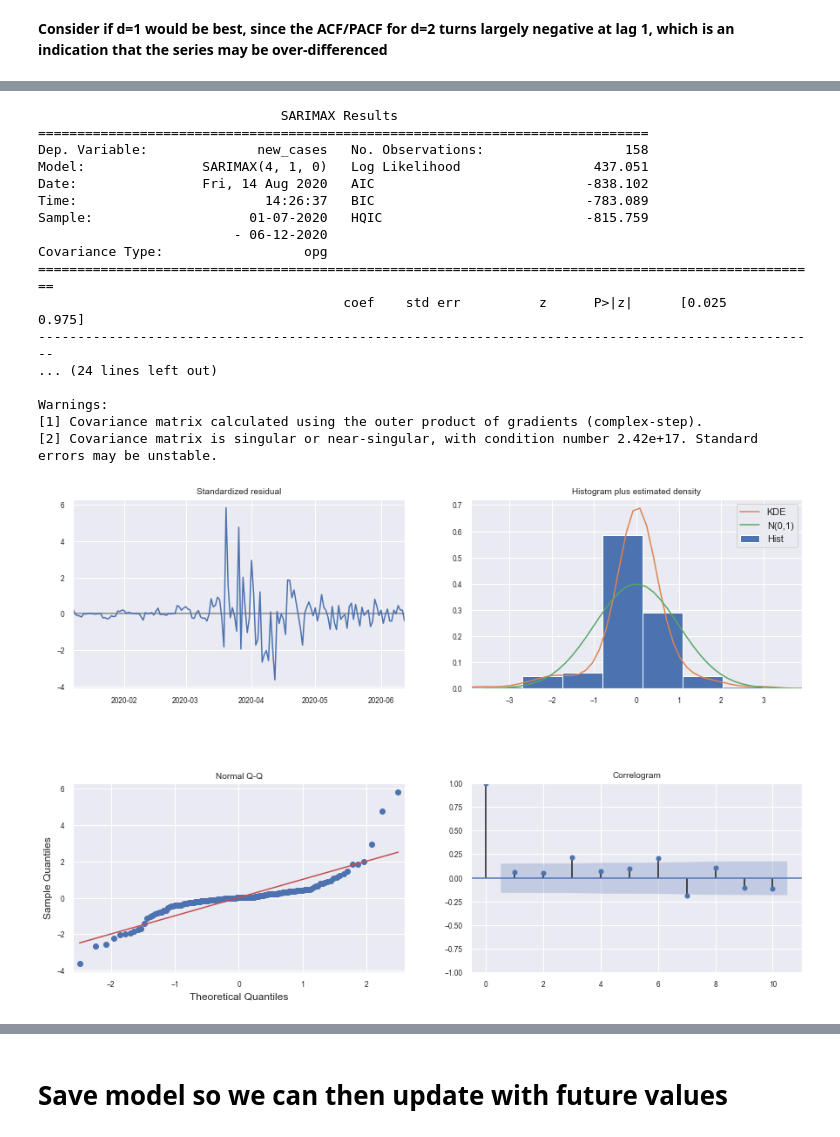
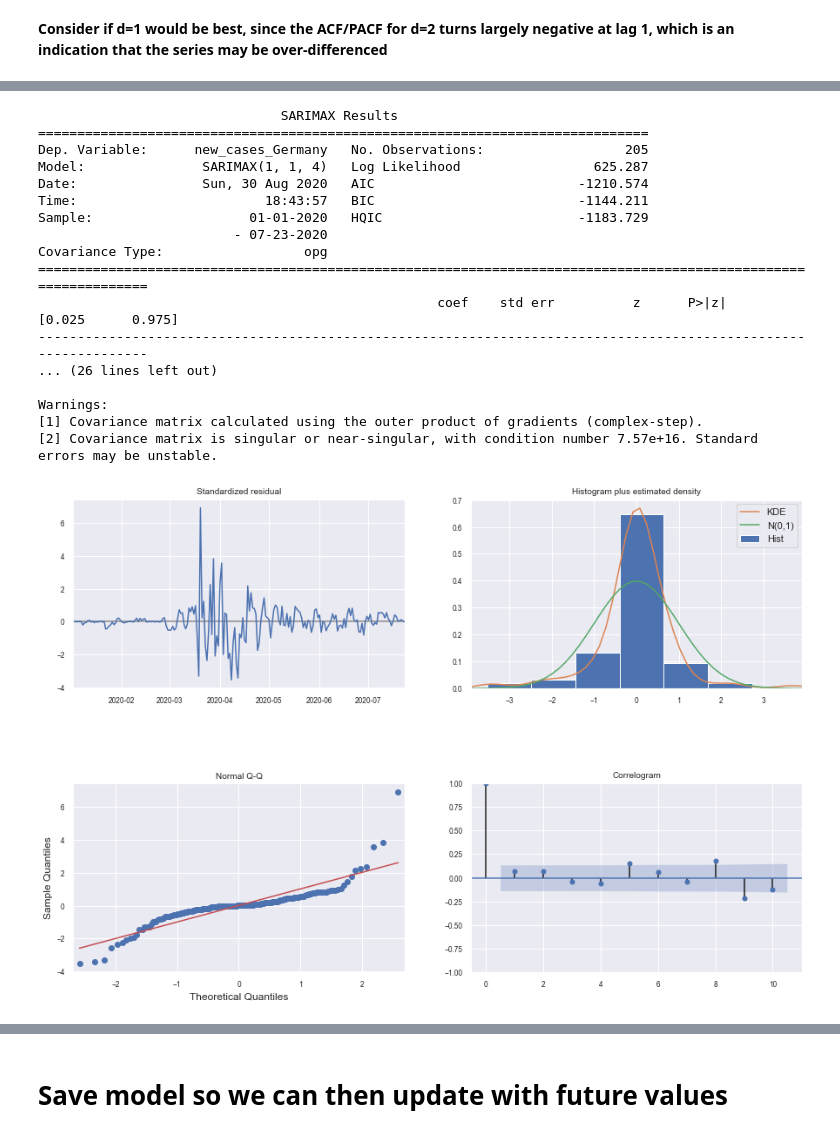
Before and after one commit to martaarozarena/KSchool-Master-Final-Project, a Jupyter notebook: Germany_model_pipeline.ipynb, the cells around one changed output, grey strips where cells are left out. Cells and saved outputs as stored; diff of their text form; code cells hidden in the pictures.

```diff
--- a/Germany_model_pipeline.ipynb
+++ b/Germany_model_pipeline.ipynb
@@ -124,27 +109,3 @@ print('PP test: ', d_pp)
 ADF test:  2
 KPSS test:  1
 PP test:  1
-# %%
-# Plotting ACF and PACF with the different 'd' values from previous step
-
-plt.rcParams.update({'figure.figsize':(18,10), 'figure.subplot.hspace':0.5,
-                     'xtick.labelsize':'x-small', 'ytick.labelsize':'x-small', 'axes.titlesize':'small'})
-fig, axes = plt.subplots(3, 3)
-
-# Original Series
-axes[0, 0].plot(y_train); axes[0, 0].set_title('Original Series')
-sm.graphics.tsa.plot_acf(y_train, lags=40, ax=axes[0, 1])
-sm.graphics.tsa.plot_pacf(y_train, lags=40, ax=axes[0, 2])
-
-# 1st Differencing
-axes[1, 0].plot(y_train.diff()); axes[1, 0].set_title('1st Order Differencing')
-sm.graphics.tsa.plot_acf(y_train.diff().dropna(), lags=40, ax=axes[1, 1])
-sm.graphics.tsa.plot_pacf(y_train.diff().dropna(), lags=40, ax=axes[1, 2])
-
-# 2nd Differencing
-axes[2, 0].plot(y_train.diff().diff()); axes[2, 0].set_title('2nd Order Differencing')
-sm.graphics.tsa.plot_acf(y_train.diff().diff().dropna(), lags=40, ax=axes[2, 1])
-sm.graphics.tsa.plot_pacf(y_train.diff().diff().dropna(), lags=40, ax=axes[2, 2])
-plt.show()
-sns.reset_defaults
-plt.rcParams["figure.figsize"] = (15, 5)
@@ -229,0 +138,4 @@ Warnings:
+# %%
+# Perform different auto_arima searches and sort results by lowest AIC:
+result_table = autoarimas(y_train, X_train)
+result_table
@@ -229,0 +150,7 @@ Warnings:
+# %%
+# Extract top 3 models from previous step (first 3 elements, since they are sorted):
+model1 = ARIMA(order=result_table.iloc[0,0])
+model2 = ARIMA(order=result_table.iloc[1,0])
+model3 = ARIMA(order=result_table.iloc[2,0])
+# %%
+best_order = cross_val(y_train, X_train, model1, model2, model3)
@@ -230,24 +163,24 @@ Warnings:
 # %%
-model1 = sm.tsa.statespace.SARIMAX(y_train, order=(4,1,0), exog=X_train)
-results1 = model1.fit()
-print(results1.summary())
-results1.plot_diagnostics(figsize=(15,10));
+best_model = sm.tsa.statespace.SARIMAX(y_train, order=best_order, exog=X_train)
+results = best_model.fit()
+print(results.summary())
+results.plot_diagnostics(figsize=(15,10));
 # %% [output]
                                SARIMAX Results
 ==============================================================================
-Dep. Variable:              new_cases   No. Observations:                  158
-Model:               SARIMAX(4, 1, 0)   Log Likelihood                 437.051
-Date:                Fri, 14 Aug 2020   AIC                           -838.102
-Time:                        14:26:37   BIC                           -783.089
-Sample:                    01-07-2020   HQIC                          -815.759
-                         - 06-12-2020
+Dep. Variable:      new_cases_Germany   No. Observations:                  205
+Model:               SARIMAX(1, 1, 4)   Log Likelihood                 625.287
+Date:                Sun, 30 Aug 2020   AIC                          -1210.574
+Time:                        18:43:57   BIC                          -1144.211
+Sample:                    01-01-2020   HQIC                         -1183.729
+                         - 07-23-2020
 Covariance Type:                  opg
-====================================================================================================
-                                       coef    std err          z      P>|z|      [0.025      0.975]
-----------------------------------------------------------------------------------------------------
-... (24 lines left out)
+================================================================================================================
+                                                   coef    std err          z      P>|z|      [0.025      0.975]
+----------------------------------------------------------------------------------------------------------------
+... (26 lines left out)
 
 Warnings:
 [1] Covariance matrix calculated using the outer product of gradients (complex-step).
-[2] Covariance matrix is singular or near-singular, with condition number 2.42e+17. Standard errors may be unstable.
+[2] Covariance matrix is singular or near-singular, with condition number 7.57e+16. Standard errors may be unstable.
-[figure, old version]
+[figure, new version]
```
Also changed, not shown: parts of 53 cells of this notebook, 14 other files.
